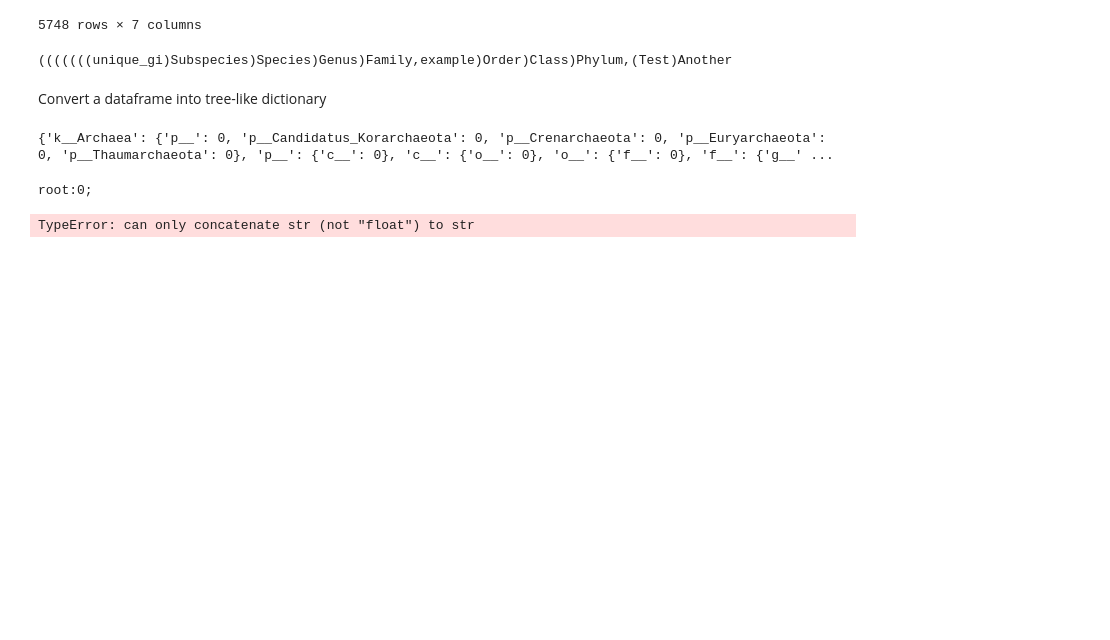
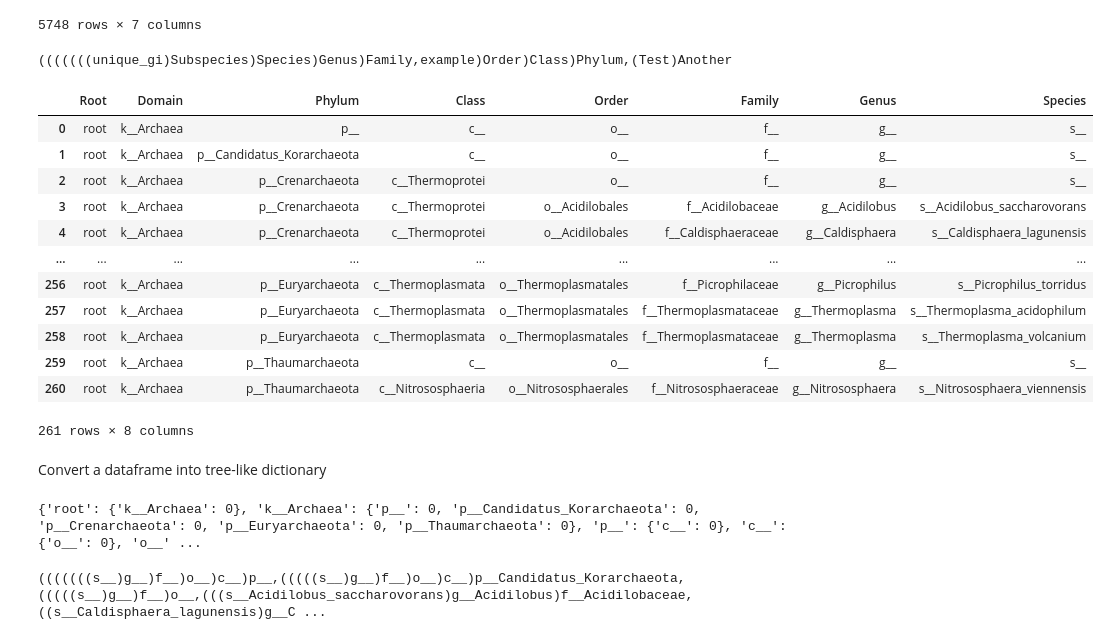
Before and after one commit to TristanFauvel/DreamHF, a Jupyter notebook: taxonomy.ipynb, the cells around one changed output. Drawn from its saved outputs; the diff is of its cells as text; code cells hidden in the pictures; blank space fills up the shorter version.

```diff
--- a/taxonomy.ipynb
+++ b/taxonomy.ipynb
@@ -101,7 +101,24 @@ df = pd.DataFrame([['root', 'b', 'a', 'leaf1'],
                    ['root', 'c', 'leaf6', '']],
                    columns=['col1', 'col2', 'col3', 'col4'])
 # %%
-df = tax_train
+df = tax_train.loc[tax_train.Domain == 'k__Archaea',:]
+# %%
+df.insert(0, "Root", ["root"]*df.shape[0], True)
+df
+# %% [output]
+|  | Root | Domain | Phylum | Class | Order | Family | Genus | Species |
+| 0 | root | k__Archaea | p__ | c__ | o__ | f__ | g__ | s__ |
+| 1 | root | k__Archaea | p__Candidatus_Korarchaeota | c__ | o__ | f__ | g__ | s__ |
+| 2 | root | k__Archaea | p__Crenarchaeota | c__Thermoprotei | o__ | f__ | g__ | s__ |
+| 3 | root | k__Archaea | p__Crenarchaeota | c__Thermoprotei | o__Acidilobales | f__Acidilobaceae | g__Acidilobus | s__Acidilobus_saccharovorans |
+| 4 | root | k__Archaea | p__Crenarchaeota | c__Thermoprotei | o__Acidilobales | f__Caldisphaeraceae | g__Caldisphaera | s__Caldisphaera_lagunensis |
+| ... | ... | ... | ... | ... | ... | ... | ... | ... |
+| 256 | root | k__Archaea | p__Euryarchaeota | c__Thermoplasmata | o__Thermoplasmatales | f__Picrophilaceae | g__Picrophilus | s__Picrophilus_torridus |
+| 257 | root | k__Archaea | p__Euryarchaeota | c__Thermoplasmata | o__Thermoplasmatales | f__Thermoplasmataceae | g__Thermoplasma | s__Thermoplasma_acidophilum |
+| 258 | root | k__Archaea | p__Euryarchaeota | c__Thermoplasmata | o__Thermoplasmatales | f__Thermoplasmataceae | g__Thermoplasma | s__Thermoplasma_volcanium |
+| 259 | root | k__Archaea | p__Thaumarchaeota | c__ | o__ | f__ | g__ | s__ |
+| 260 | root | k__Archaea | p__Thaumarchaeota | c__Nitrososphaeria | o__Nitrososphaerales | f__Nitrososphaeraceae | g__Nitrososphaera | s__Nitrososphaera_viennensis |
+261 rows × 8 columns
 # %% [markdown]
 Convert a dataframe into tree-like dictionary
 # %%
@@ -126,49 +143,33 @@ for row in df.itertuples():
 # %%
 print(node_to_children )
 # %% [output]
-{'k__Archaea': {'p__': 0, 'p__Candidatus_Korarchaeota': 0, 'p__Crenarchaeota': 0, 'p__Euryarchaeota': 0, 'p__Thaumarchaeota': 0}, 'p__': {'c__': 0}, 'c__': {'o__': 0}, 'o__': {'f__': 0}, 'f__': {'g__' ...
+{'root': {'k__Archaea': 0}, 'k__Archaea': {'p__': 0, 'p__Candidatus_Korarchaeota': 0, 'p__Crenarchaeota': 0, 'p__Euryarchaeota': 0, 'p__Thaumarchaeota': 0}, 'p__': {'c__': 0}, 'c__': {'o__': 0}, 'o__' ...
 # %%
 def newickify(node_to_children, root_node) -> str:
     visited_nodes = set()
 
-    def newick_render_node(name, distance: float) -> str:
-        assert name not in visited_nodes, "Error: The tree may not be circular!"
+    def newick_render_node(name) -> str:
+        #assert name not in visited_nodes, "Error: The tree may not be circular!"
 
         if name not in node_to_children:
             # Leafs
-            return F'{name}:{distance}'
+            return F'{name}'
         else:
             # Nodes
             visited_nodes.add(name)
             children = node_to_children[name]
-            children_strings = [newick_render_node(child, children[child]) for child in children.keys()]
+            children_strings = [newick_render_node(child) for child in children.keys()]
             children_strings = ",".join(children_strings)
-            return F'({children_strings}){name}:{distance}'
+            return F'({children_strings}){name}'
 
-    newick_string = newick_render_node(root_node, 0) + ';'
+    newick_string = newick_render_node(root_node) + ';'
 
     # Ensure no entries in the dictionary are left unused.
-    assert visited_nodes == set(node_to_children.keys()), "Error: some nodes aren't in the tree"
+    #assert visited_nodes == set(node_to_children.keys()), "Error: some nodes aren't in the tree"
 
     return newick_string
 
 
 print(newickify(node_to_children, root_node='root'))
 # %% [output]
-root:0;
+(((((((s__)g__)f__)o__)c__)p__,(((((s__)g__)f__)o__)c__)p__Candidatus_Korarchaeota,(((((s__)g__)f__)o__,(((s__Acidilobus_saccharovorans)g__Acidilobus)f__Acidilobaceae,((s__Caldisphaera_lagunensis)g__C ...
-# %%
-def tree_to_newick(root):
-    items = []
-    for k in root.keys():
-        s = ''
-        if isinstance(root[k], dict) and len(root[k].keys()) > 0:
-            sub_tree = tree_to_newick(root[k])
-            if sub_tree != '':
-                s += '(' + sub_tree + ')'
-        s += k
-        items.append(s)
-    return ','.join(items)
-
-tree_to_newick(node_to_children)
-# %% [output]
-TypeError: can only concatenate str (not "float") to str
```
Also changed, not shown: parts of 1 cell of this notebook, 9 other files.
